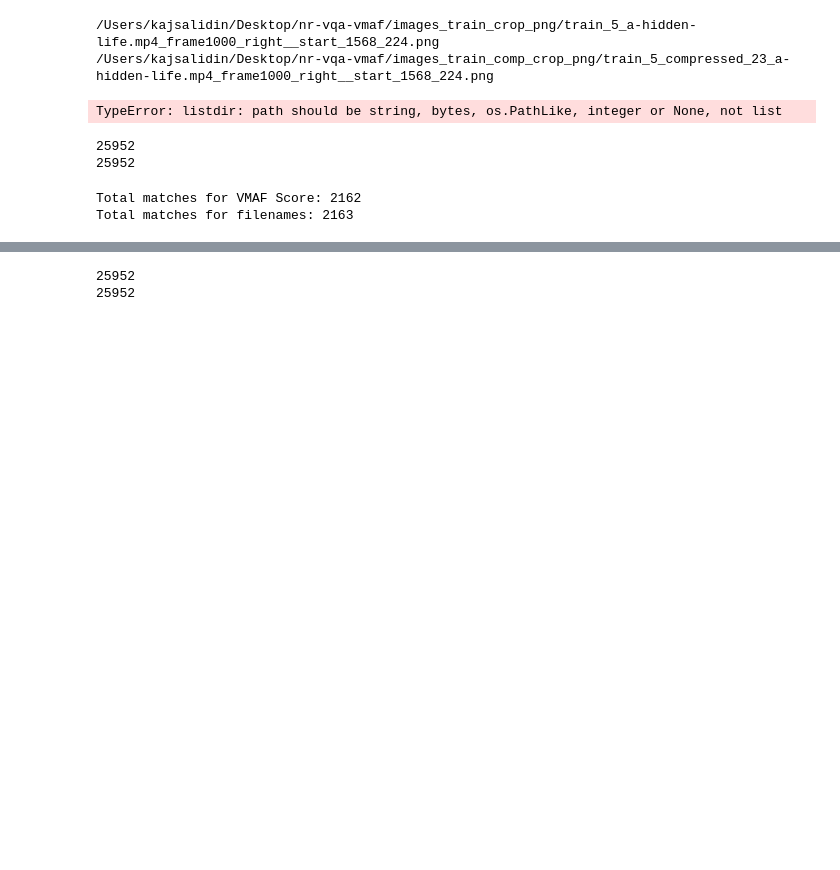
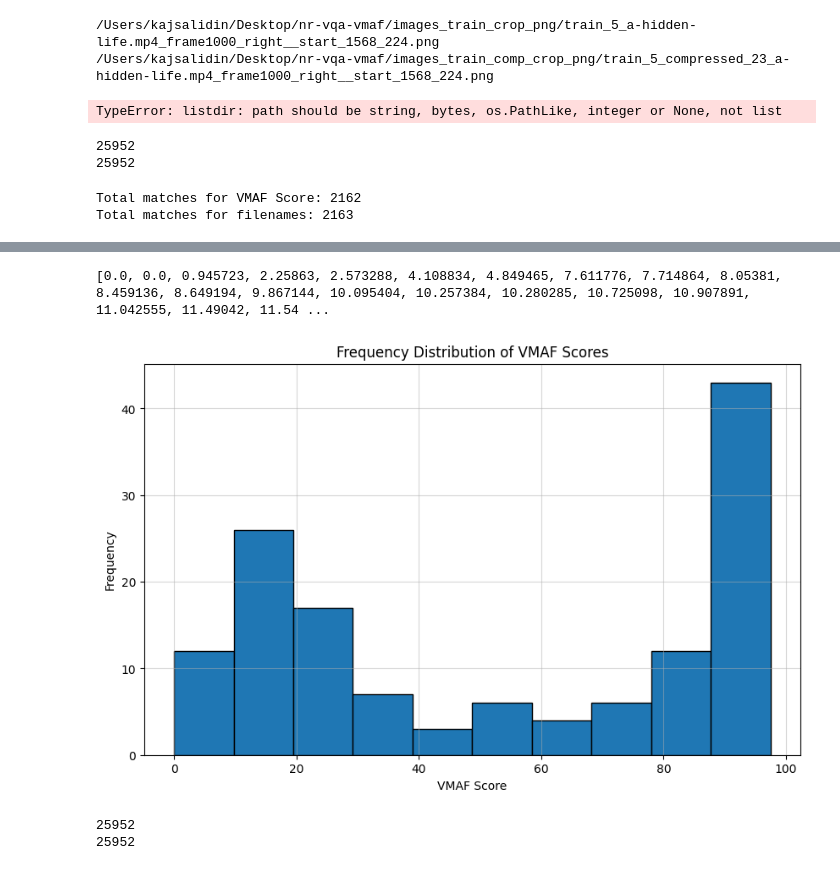
Before and after one commit to Kajlid/nr-vqa-vmaf, a Jupyter notebook: main.ipynb, the cells around one changed output, grey strips where cells are left out. Saved outputs shown, nothing was run; the diff lists cells and outputs as text; code cells hidden in the pictures; blank space fills up the shorter version.

Commit message:
Probability distribution

```diff
--- a/main.ipynb
+++ b/main.ipynb
@@ -919,3 +944,58 @@ Här ska vi köra lite analyser, titta på distributionen av VMAF för olika st
+# %%
+csv_file_path = "/Users/kajsalidin/Desktop/nr-vqa-vmaf/vmaf_values_train.csv"
+
+positions = []
+left = []
+right = []
+bottom = []
+top = []
+center = []
+
+with open(csv_file_path, newline='') as csvfile:
+    csv_reader = csv.reader(csvfile)
+    for row in csv_reader:
+        vmaf_score = row[0]
+        filename = row[1]
+
+        position_info = filename.split('/')[-1].split('_')[6:-1]
+        position = [vmaf_score, '_'.join(position_info)]
+        positions.append(position)
+
+
+    for pos in positions:
+        if "center" in str(pos[1]):
+            center.append(pos)
+
+        elif "top" in str(pos[1]):
+            top.append(pos)
+
+        elif "bottom" in str(pos[1]):
+            bottom.append(pos)
+
+        elif "right" in str(pos[1]):
+            right.append(pos)
+
+        elif "left" in str(pos[1]):
+            left.append(pos)
+
+
+
+vmaf_left = [float(item[0]) for item in left]
+
+print(sorted(vmaf_left))
+
+
+plt.figure(figsize=(10, 6))
+plt.hist(sorted(vmaf_left), edgecolor="k")
+plt.xlabel('VMAF Score')
+plt.ylabel('Frequency')
+plt.title('Frequency Distribution of VMAF Scores')
+plt.xticks(range(0, 101, 20))
+plt.grid(alpha=0.5)
+plt.show()
+# %% [output]
+[0.0, 0.0, 0.945723, 2.25863, 2.573288, 4.108834, 4.849465, 7.611776, 7.714864, 8.05381, 8.459136, 8.649194, 9.867144, 10.095404, 10.257384, 10.280285, 10.725098, 10.907891, 11.042555, 11.49042, 11.54 ...
+[figure, added]
 # %%
 """
 model.eval() is a kind of switch for some specific layers/parts of the model that behave differently
```
Also changed, not shown: parts of 2 cells of this notebook.
